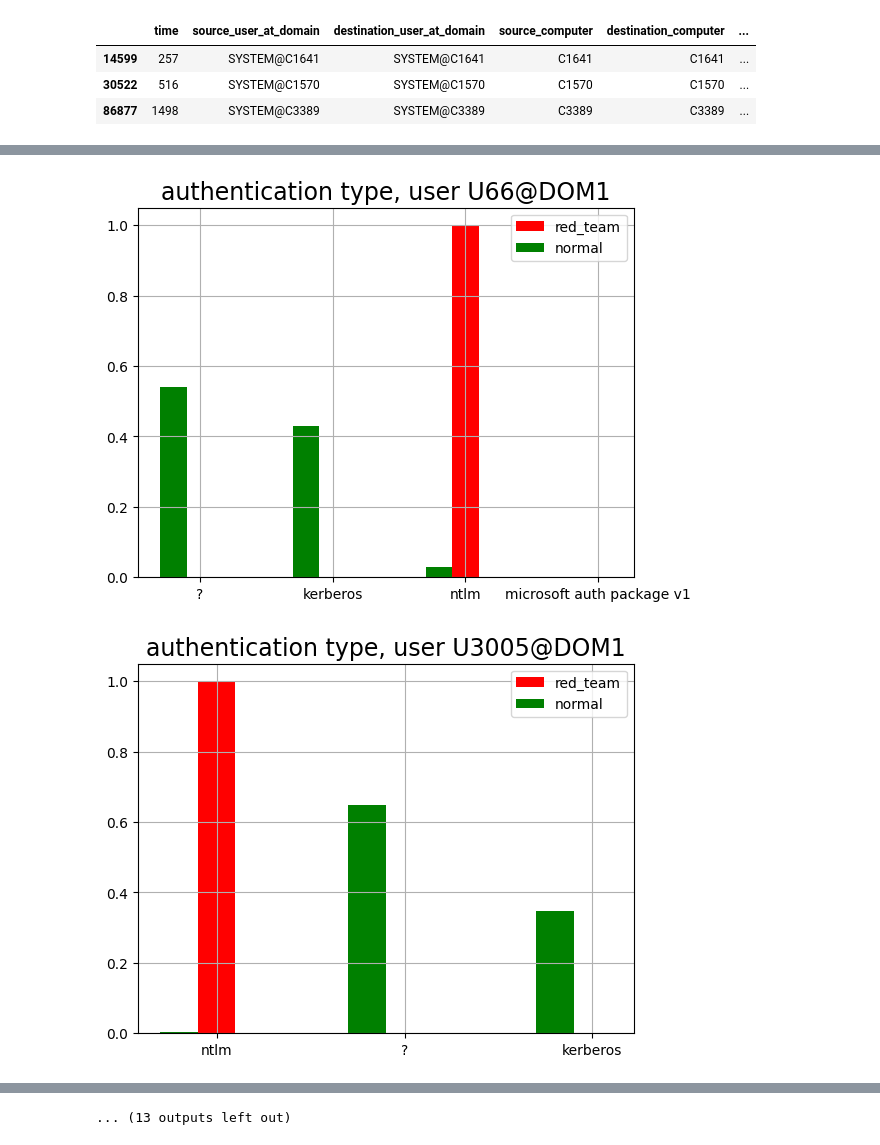
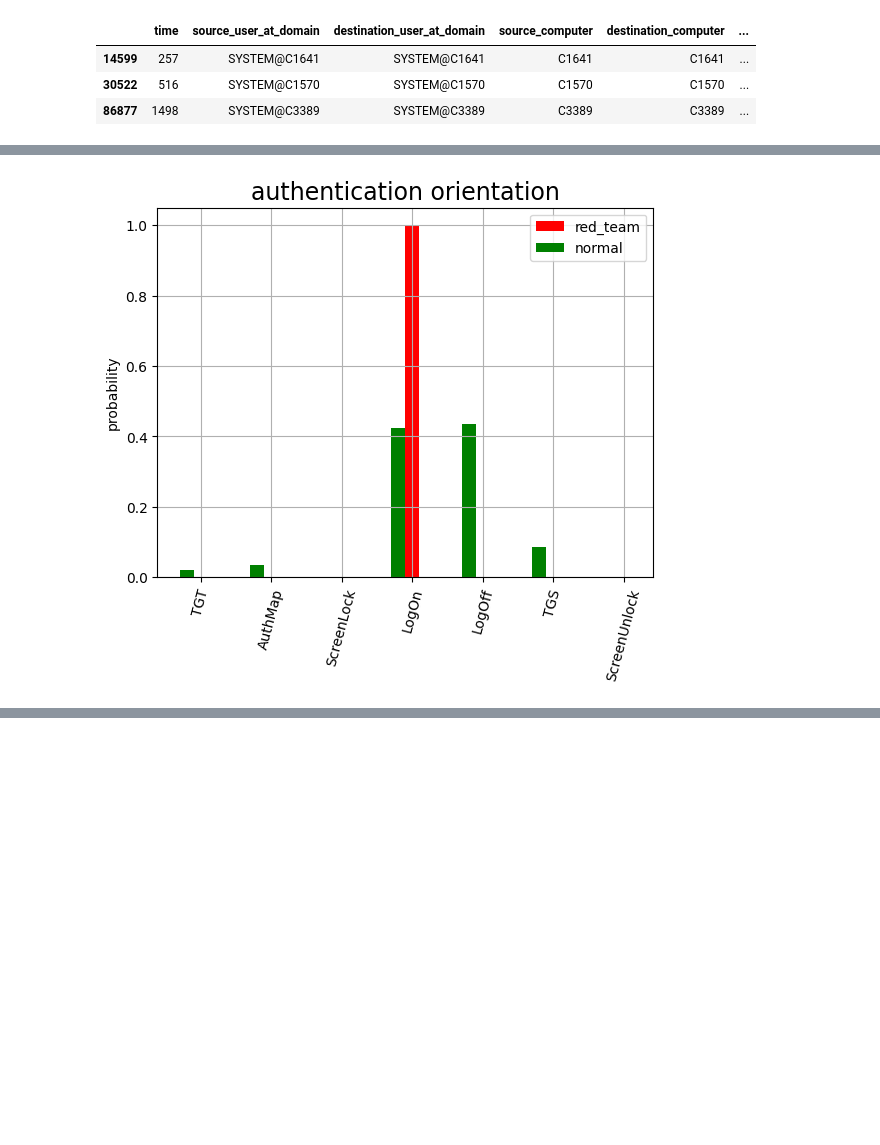
Before and after one commit to mariia-dream/lanl_data, a Jupyter notebook: lanl_basic_eda.ipynb, the cells around one changed output, grey strips where cells are left out. Saved outputs shown, nothing was run; the diff lists cells and outputs as text; code cells hidden in the pictures; blank space fills up the shorter version.

```diff
--- a/lanl_basic_eda.ipynb
+++ b/lanl_basic_eda.ipynb
@@ -102,9 +102,10 @@ def align_plot_two_dicts(d1, d2, d1_name, d2_name, plot_title):
   ax.bar(X, full_d1.values(), width=0.2, color='r', align='center')
   ax.bar(X-0.2, full_d2.values(), width=0.2, color='g', align='center')
   ax.legend((d1_name, d2_name))
-  plt.xticks(X, all_keys)
+  plt.xticks(X, all_keys, rotation = 75)
   plt.title(plot_title, fontsize=17)
+  plt.ylabel('probability')
   plt.show()
 
-align_plot_two_dicts(d1, d2, d1_name = 'd1', d2_name='d2', plot_title='d1 vs d2')
+align_plot_two_dicts(normalize_dict(d1), normalize_dict(d2), d1_name = 'd1', d2_name='d2', plot_title='d1 vs d2')
 # %% [output]
@@ -645 +619,26 @@ for user in top_red_team_users:
+# %%
+# unite all users' dictionaries and only then normalize
+
+rt_united_authentication_type_counter = {'red_team_event': Counter(dict()), 'normal' : Counter(dict())}
+rt_united_logon_type_counter = {'red_team_event': Counter(dict()), 'normal' : Counter(dict())}
+rt_united_authentication_orientation_counter = {'red_team_event': Counter(dict()), 'normal' : Counter(dict())}
+rt_united_success_counter = {'red_team_event': Counter(dict()), 'normal' : Counter(dict())}
+rt_united_destination_computer_counter ={'red_team_event': Counter(dict()), 'normal' : Counter(dict())}
+
+
+for user in top_red_team_users:
+    for event_type in ['red_team_event', 'normal']:
+        rt_united_authentication_type_counter[event_type].update(rt_authentication_type_counter[user][event_type])
+        rt_united_logon_type_counter[event_type].update(rt_logon_type_counter[user][event_type])
+        rt_united_authentication_orientation_counter[event_type].update(rt_authentication_orientation_counter[user][event_type])
+        rt_united_success_counter[event_type].update(rt_success_counter[user][event_type])
+        rt_united_destination_computer_counter[event_type].update(rt_destination_computer_counter[user][event_type])
+
+# normalize dictionaries to be 2 distributions for each event type
+for event_type in ['red_team_event', 'normal']:
+    rt_united_authentication_type_counter[event_type] = normalize_dict(rt_united_authentication_type_counter[event_type])
+    rt_united_logon_type_counter[event_type] = normalize_dict(rt_united_logon_type_counter[event_type])
+    rt_united_authentication_orientation_counter[event_type] = normalize_dict(rt_united_authentication_orientation_counter[event_type])
+    rt_united_success_counter[event_type] = normalize_dict(rt_united_success_counter[event_type])
+    rt_united_destination_computer_counter[event_type] = normalize_dict(rt_united_destination_computer_counter[event_type])
 # %%
@@ -736,12 +680,10 @@ for user in top_red_team_users:
 # %%
-for user in top_red_team_users:
-    normalized_red_team_d = normalize_dict(rt_authentication_type_counter[user]['red_team_event'])
-    normalized_normal_d = normalize_dict(rt_authentication_type_counter[user]['normal'])
-    plt.figure()
-    plt.grid(True)
-    align_plot_two_dicts(normalized_red_team_d, normalized_normal_d,
-                         d1_name = 'red_team', d2_name='normal',
-                         plot_title=f'authentication type, user {user}')
+normalized_red_team_d = normalize_dict(rt_united_authentication_orientation_counter['red_team_event'])
+normalized_normal_d = normalize_dict(rt_united_authentication_orientation_counter['normal'])
+plt.figure()
+plt.grid(True)
+align_plot_two_dicts(normalized_red_team_d, normalized_normal_d,
+                     d1_name = 'red_team', d2_name='normal',
+                     plot_title=f'authentication orientation')
 # %% [output]
-[figure, old version]
+[figure, new version]
-[figure, removed]
@@ -758 +689,0 @@ for user in top_red_team_users:
-... (13 outputs left out)
```
Also changed, not shown: parts of 12 cells of this notebook.
